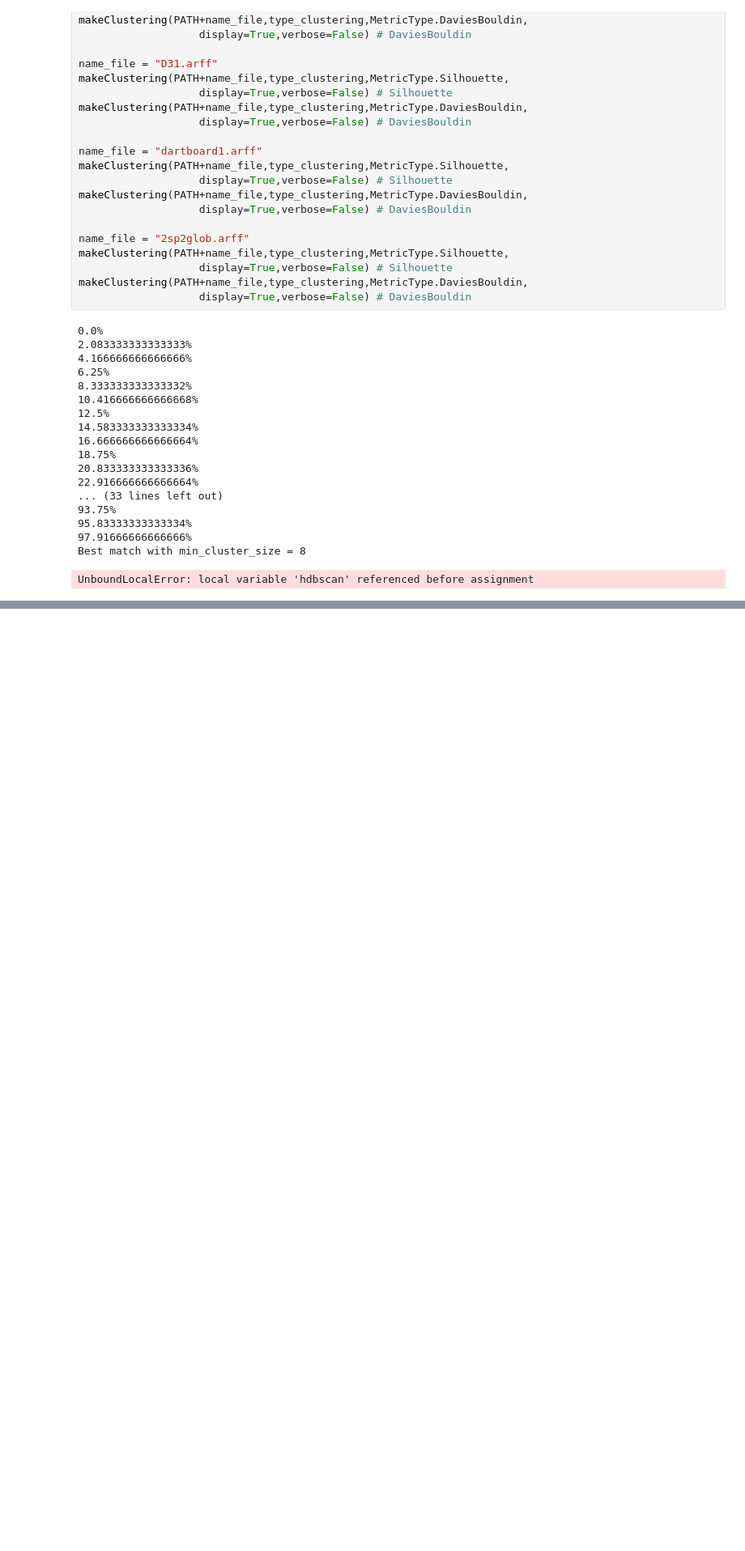
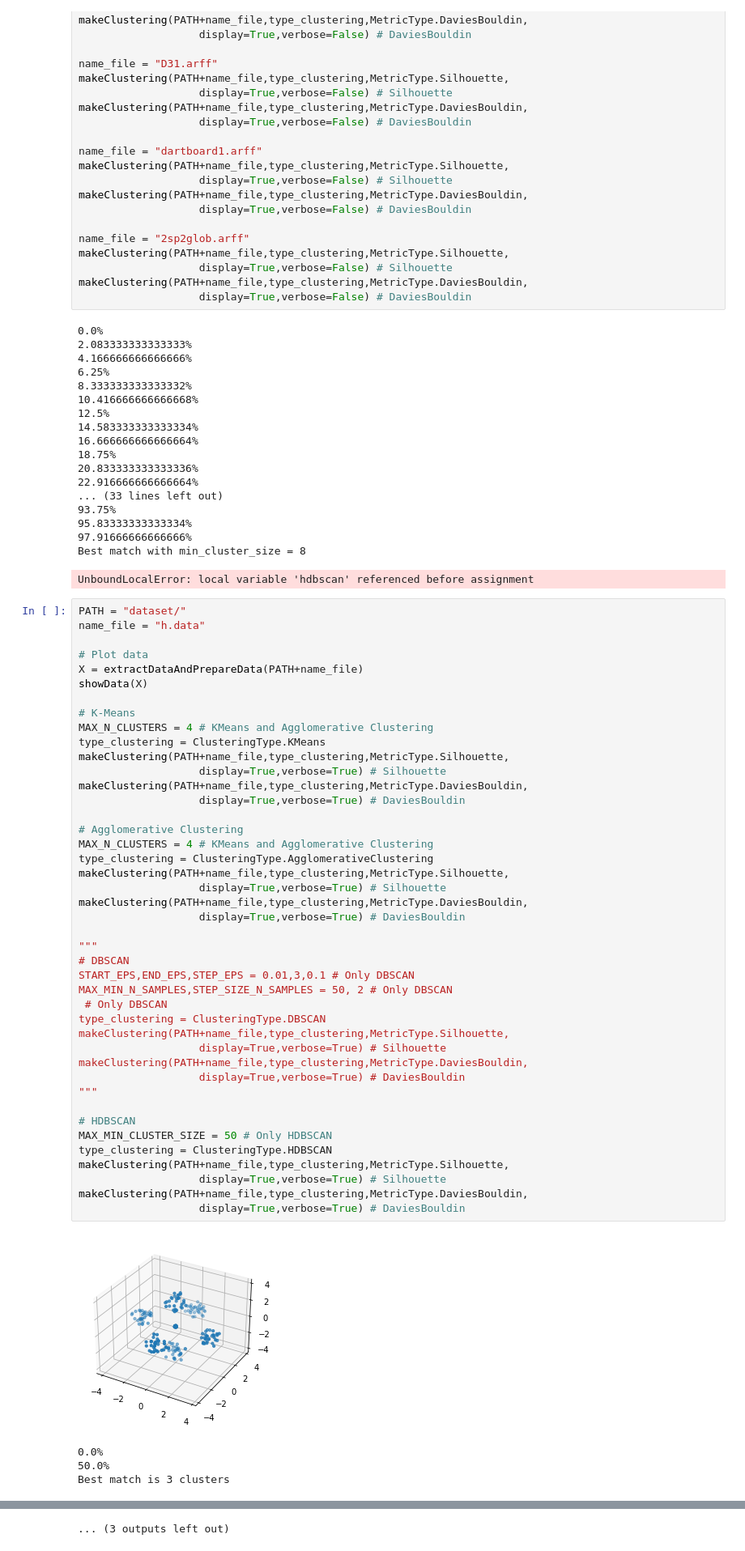
Before and after one commit to BenjaminVendeville/Apprentissage, a Jupyter notebook: clustering-TP.ipynb, the cells around one changed output, grey strips where cells are left out. Shown at 81% size. Cells and saved outputs as stored; diff of their text form; blank space fills up the shorter version.

```diff
--- a/clustering-TP.ipynb
+++ b/clustering-TP.ipynb
@@ -606,3 +608,51 @@ makeClustering(PATH+name_file,type_clustering,MetricType.DaviesBouldin,
 97.91666666666666%
 Best match with min_cluster_size = 8
 UnboundLocalError: local variable 'hdbscan' referenced before assignment
+# %%
+PATH = "dataset/"
+name_file = "h.data"
+
+# Plot data
+X = extractDataAndPrepareData(PATH+name_file)
+showData(X)
+
+# K-Means
+MAX_N_CLUSTERS = 4 # KMeans and Agglomerative Clustering
+type_clustering = ClusteringType.KMeans
+makeClustering(PATH+name_file,type_clustering,MetricType.Silhouette,
+                   display=True,verbose=True) # Silhouette
+makeClustering(PATH+name_file,type_clustering,MetricType.DaviesBouldin,
+                   display=True,verbose=True) # DaviesBouldin
+
+# Agglomerative Clustering
+MAX_N_CLUSTERS = 4 # KMeans and Agglomerative Clustering
+type_clustering = ClusteringType.AgglomerativeClustering
+makeClustering(PATH+name_file,type_clustering,MetricType.Silhouette,
+                   display=True,verbose=True) # Silhouette
+makeClustering(PATH+name_file,type_clustering,MetricType.DaviesBouldin,
+                   display=True,verbose=True) # DaviesBouldin
+
+"""
+# DBSCAN
+START_EPS,END_EPS,STEP_EPS = 0.01,3,0.1 # Only DBSCAN
+MAX_MIN_N_SAMPLES,STEP_SIZE_N_SAMPLES = 50, 2 # Only DBSCAN
+ # Only DBSCAN
+type_clustering = ClusteringType.DBSCAN
+makeClustering(PATH+name_file,type_clustering,MetricType.Silhouette,
+                   display=True,verbose=True) # Silhouette
+makeClustering(PATH+name_file,type_clustering,MetricType.DaviesBouldin,
+                   display=True,verbose=True) # DaviesBouldin
+"""
+
+# HDBSCAN
+MAX_MIN_CLUSTER_SIZE = 50 # Only HDBSCAN
+type_clustering = ClusteringType.HDBSCAN
+makeClustering(PATH+name_file,type_clustering,MetricType.Silhouette,
+                   display=True,verbose=True) # Silhouette
+makeClustering(PATH+name_file,type_clustering,MetricType.DaviesBouldin,
+                   display=True,verbose=True) # DaviesBouldin
+# %% [output]
+[figure, added]
+0.0%
+50.0%
+Best match is 3 clusters
@@ -608,0 +739 @@ UnboundLocalError: local variable 'hdbscan' referenced before assignment
+... (3 outputs left out)
```
Also changed, not shown: parts of 8 cells of this notebook.
